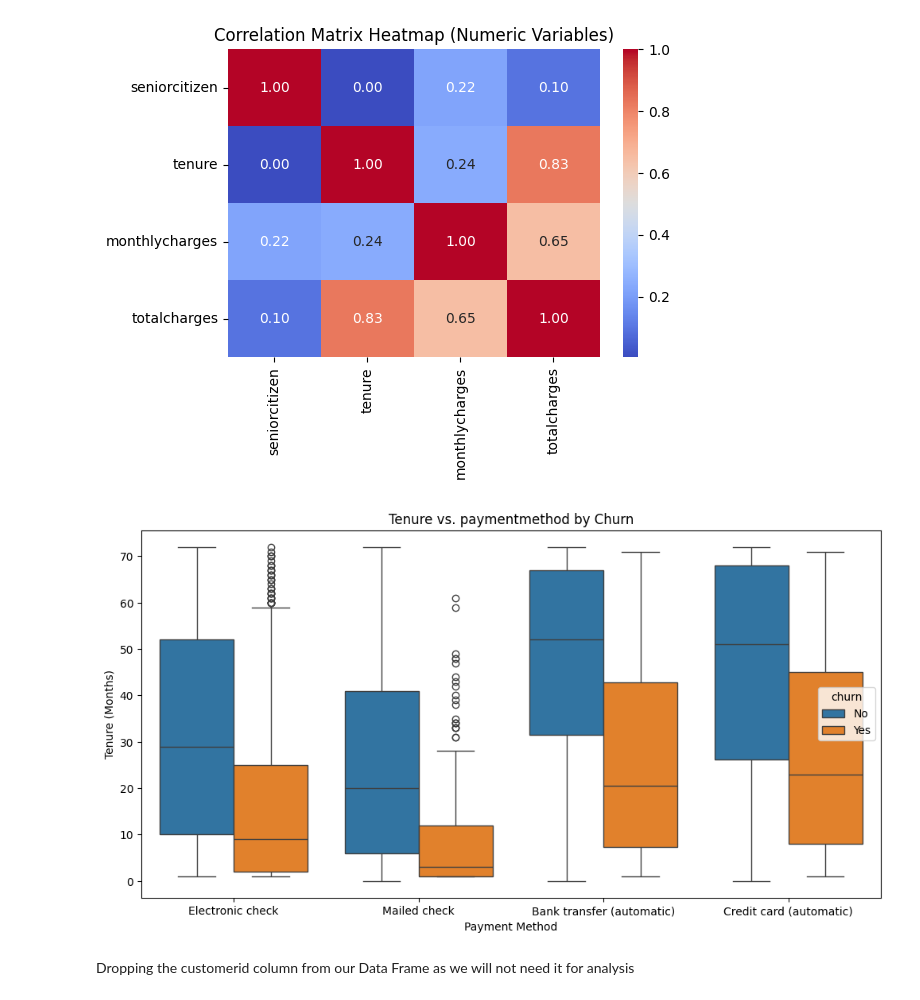
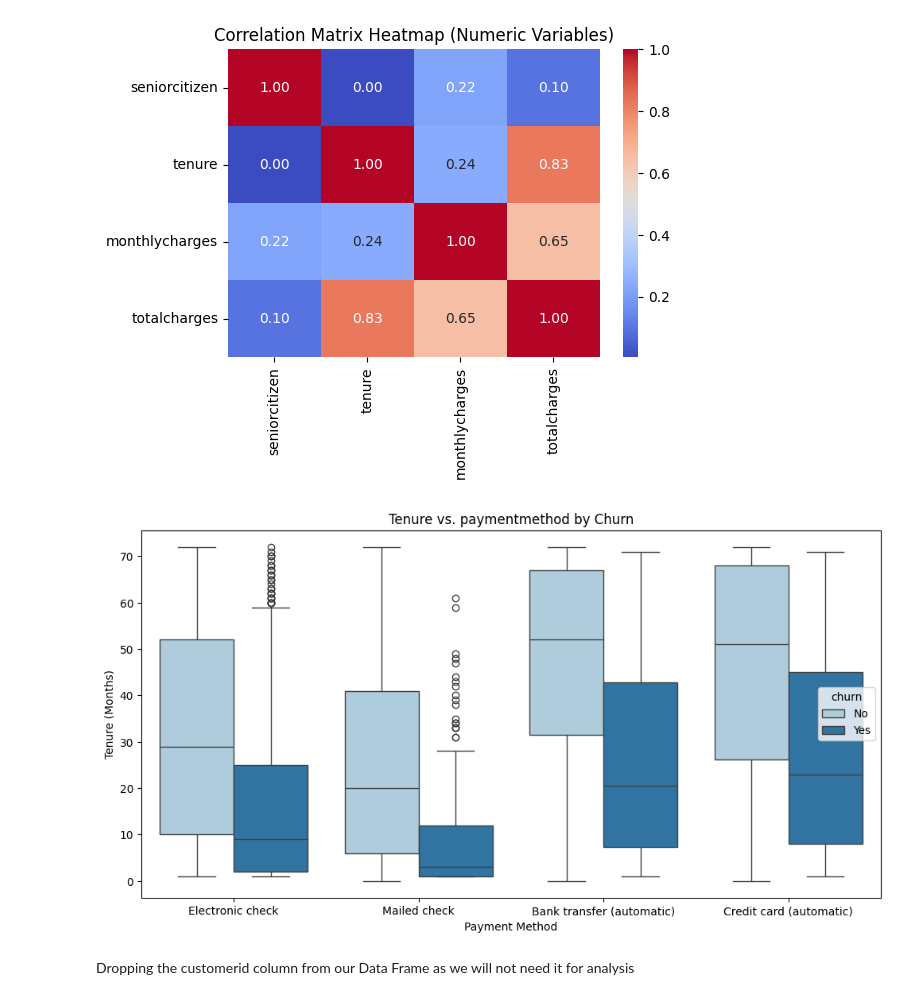
Before and after one commit to valiantezabuku/A-Customer-Churn-Prediction, a Jupyter notebook: Customer_Churn_predictions.ipynb, the cells around one changed output. Cells and saved outputs as stored; diff of their text form; code cells hidden in the pictures.

```diff
--- a/Customer_Churn_predictions.ipynb
+++ b/Customer_Churn_predictions.ipynb
@@ -418,14 +358,2 @@ memory usage: 827.5+ KB
 # %% [markdown]
 Changing the datatype of the Total Charges column from string to float
-# %%
-# # Replace 'NAType' with NaN
-# train_df['totalcharges'] = train_df['totalcharges'].replace('NAType', np.nan)
-
-# # Remove non-numeric characters and convert to float
-# train_df['totalcharges'] = train_df['totalcharges'].astype(str)  # Ensure column is string type
-# train_df['totalcharges'] = train_df['totalcharges'].apply(lambda x: re.sub(r'[^\d.]', '', x))  # Remove non-numeric characters
-# train_df['totalcharges'] = train_df['totalcharges'].replace('', np.nan)  # Replace empty strings with NaN
-# train_df['totalcharges'] = train_df['totalcharges'].astype(float)  # Convert to float
-
-
-train_df['totalcharges'] = pd.to_numeric(train_df['totalcharges'], errors = 'coerce')
@@ -589,16 +461,16 @@ plt.show()
 # %% [output]
 [figure]
 # %%
-# Box plot of Tenure vs. MonthlyCharges vs churn
-plt.figure(figsize=(12, 6))
-sns.boxplot(data=train_df, x='paymentmethod', y='tenure', hue='churn')
+# Box plot of tenure vs. MonthlyCharges vs churn
+plt.figure(figsize = (12, 6))
+sns.boxplot(data = train_df, x ='paymentmethod', y ='tenure', hue ='churn', palette = 'Paired')
 plt.title('Tenure vs. paymentmethod by Churn')
 plt.xlabel('Payment Method')
 plt.ylabel('Tenure (Months)')
-plt.legend(title='churn')
+plt.legend(title = 'churn')
 plt.show()
 # %% [output]
-[figure, old version]
+[figure, new version]
 # %% [markdown]
 Dropping the customerid column from our Data Frame as we will not need it for analysis
 # %%
```
Also changed, not shown: parts of 35 cells of this notebook.
